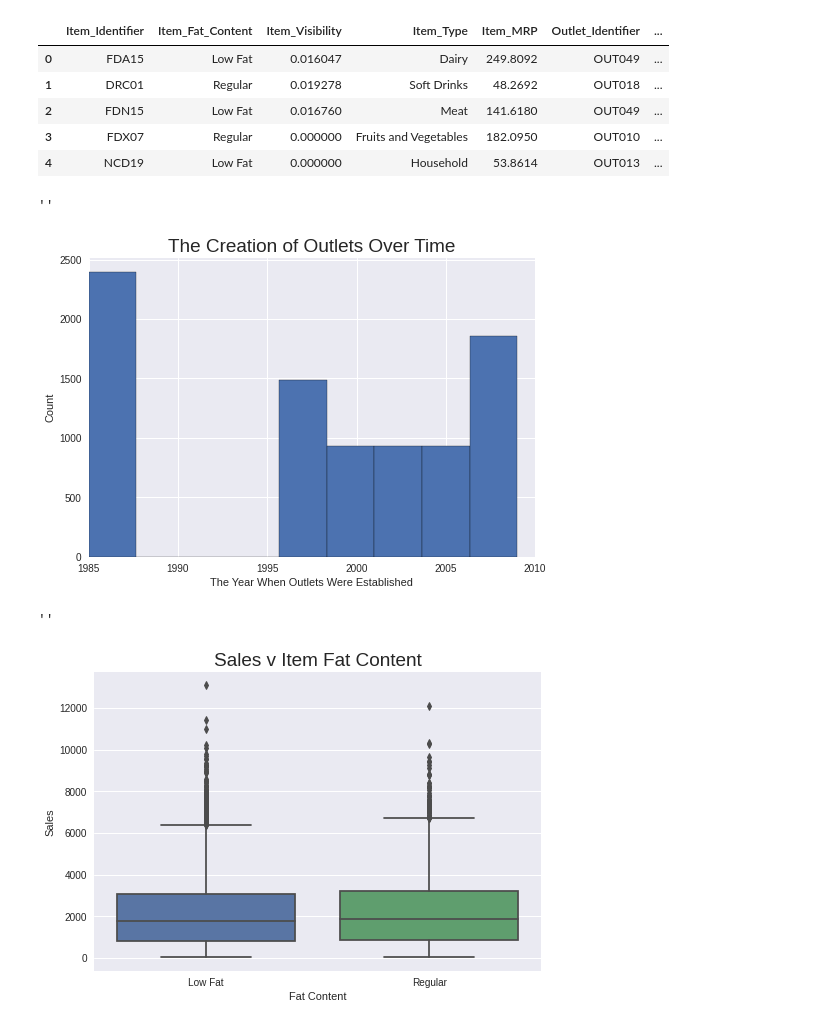
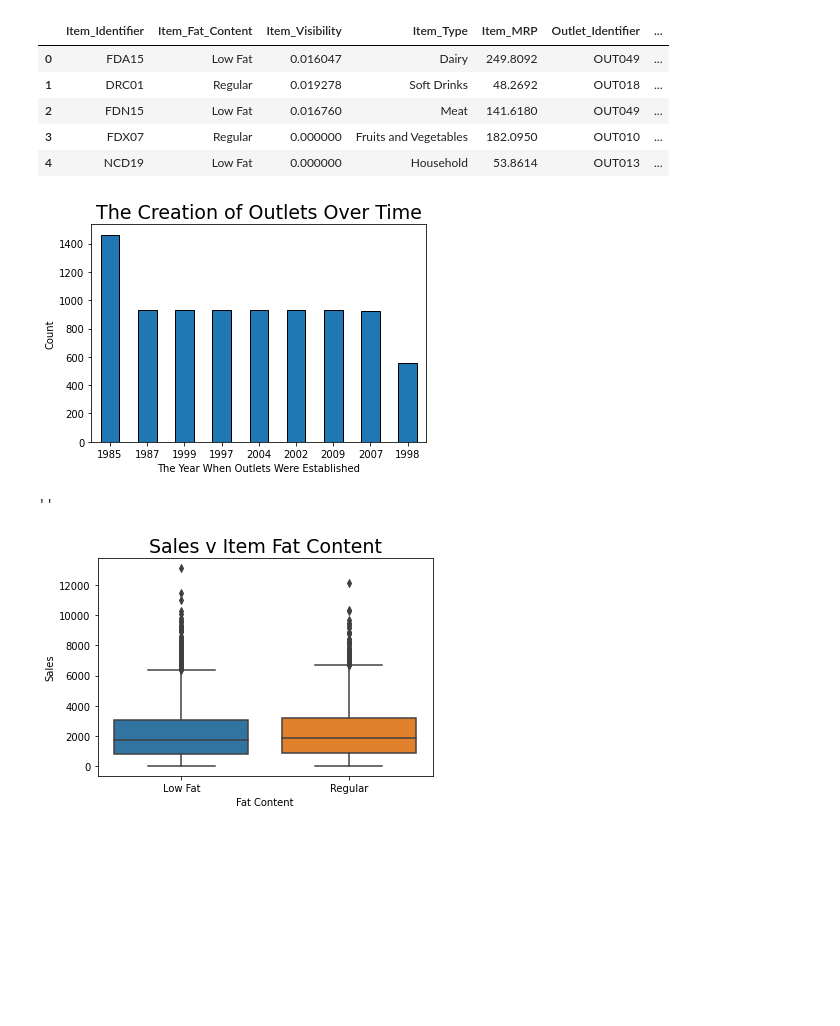
Before and after one commit to Drodricks0/Sales_Prediction, a Jupyter notebook: Project_1.ipynb, the cells around one changed output. Saved outputs shown, nothing was run; the diff lists cells and outputs as text; code cells hidden in the pictures; blank space fills up the shorter version.

```diff
--- a/Project_1.ipynb
+++ b/Project_1.ipynb
@@ -162,17 +162,13 @@ df.head()
 | 3 | FDX07 | Regular | 0.000000 | Fruits and Vegetables | 182.0950 | OUT010 | ... |
 | 4 | NCD19 | Low Fat | 0.000000 | Household | 53.8614 | OUT013 | ... |
 # %%
-plt.style.use('seaborn')
-df['Outlet_Establishment_Year'].hist(bins=9, edgecolor='black')
+df['Outlet_Establishment_Year'].value_counts().plot(kind = 'bar', edgecolor = 'black')    #includes "Grocery Stores"
 plt.xticks(rotation = 0)
 plt.xlabel('The Year When Outlets Were Established')
 plt.ylabel('Count')
-plt.xlim(left=1985,right=2010)
-plt.title('The Creation of Outlets Over Time', size=19)
-;
+plt.title('The Creation of Outlets Over Time', size=19);
 # %% [output]
-''
-[figure, old version]
+[figure, new version]
 # %%
 sns.boxplot(x='Item_Fat_Content', y='Item_Outlet_Sales', data=df)
 plt.xlabel('Fat Content')
@@ -181,7 +177,7 @@ plt.title('Sales v Item Fat Content', size=19)
 ;
 # %% [output]
 ''
-[figure, old version]
+[figure, new version]
 # %%
 low_fat = df.loc[df['Item_Fat_Content'] == 'Low Fat', 'Item_Outlet_Sales'].values         #Week 4 Submission
 regular = df.loc[df['Item_Fat_Content'] == 'Regular', 'Item_Outlet_Sales'].values
```
Also changed, not shown: parts of 12 cells of this notebook.
